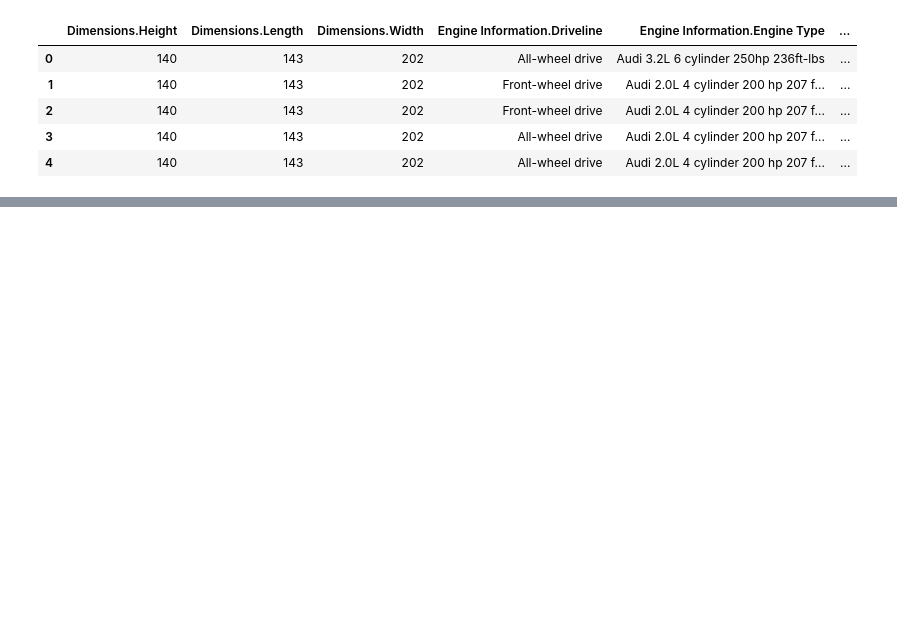
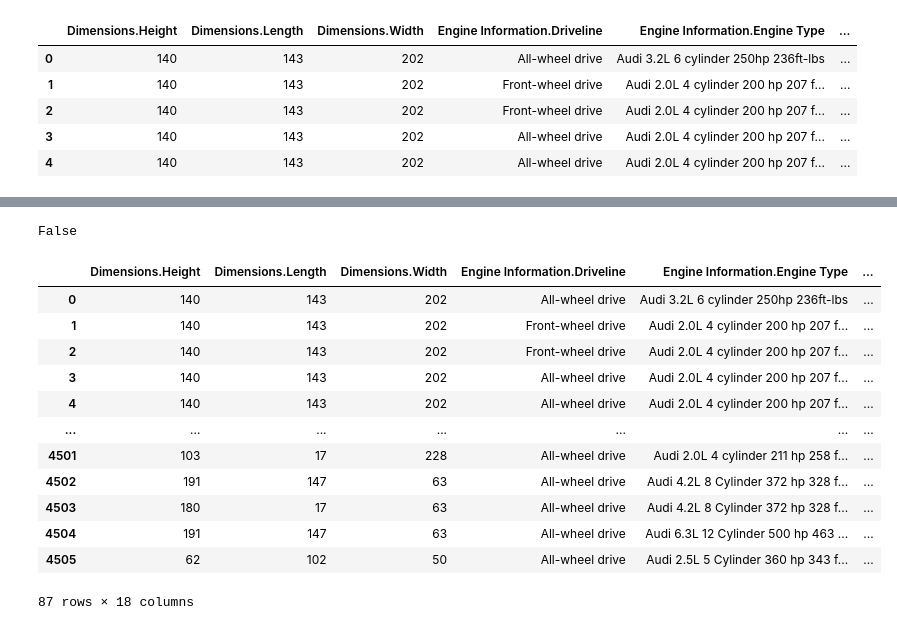
Before and after one commit to luizsdias/data_vis_com, a Jupyter notebook: Data_Visualization_CA.ipynb, the cells around one changed output, grey strips where cells are left out. Saved outputs shown, nothing was run; the diff lists cells and outputs as text; code cells hidden in the pictures; blank space fills up the shorter version.

```diff
--- a/Data_Visualization_CA.ipynb
+++ b/Data_Visualization_CA.ipynb
@@ -56,0 +90,4 @@ df.iloc[1:10,[1,2,5]]
+# %%
+(df_numeric.values < 0).any()
+# %% [output]
+False
@@ -56,0 +98,18 @@ df.iloc[1:10,[1,2,5]]
+# %%
+df_audi = df[df.Make == 'Audi']
+# %%
+df_audi
+# %% [output]
+|  | Dimensions.Height | Dimensions.Length | Dimensions.Width | Engine Information.Driveline | Engine Information.Engine Type | ... |
+| 0 | 140 | 143 | 202 | All-wheel drive | Audi 3.2L 6 cylinder 250hp 236ft-lbs | ... |
+| 1 | 140 | 143 | 202 | Front-wheel drive | Audi 2.0L 4 cylinder 200 hp 207 f... | ... |
+| 2 | 140 | 143 | 202 | Front-wheel drive | Audi 2.0L 4 cylinder 200 hp 207 f... | ... |
+| 3 | 140 | 143 | 202 | All-wheel drive | Audi 2.0L 4 cylinder 200 hp 207 f... | ... |
+| 4 | 140 | 143 | 202 | All-wheel drive | Audi 2.0L 4 cylinder 200 hp 207 f... | ... |
+| ... | ... | ... | ... | ... | ... | ... |
+| 4501 | 103 | 17 | 228 | All-wheel drive | Audi 2.0L 4 cylinder 211 hp 258 f... | ... |
+| 4502 | 191 | 147 | 63 | All-wheel drive | Audi 4.2L 8 Cylinder 372 hp 328 f... | ... |
+| 4503 | 180 | 17 | 63 | All-wheel drive | Audi 4.2L 8 Cylinder 372 hp 328 f... | ... |
+| 4504 | 191 | 147 | 63 | All-wheel drive | Audi 6.3L 12 Cylinder 500 hp 463 ... | ... |
+| 4505 | 62 | 102 | 50 | All-wheel drive | Audi 2.5L 5 Cylinder 360 hp 343 f... | ... |
+87 rows × 18 columns
```
Also changed, not shown: parts of 10 cells of this notebook.
